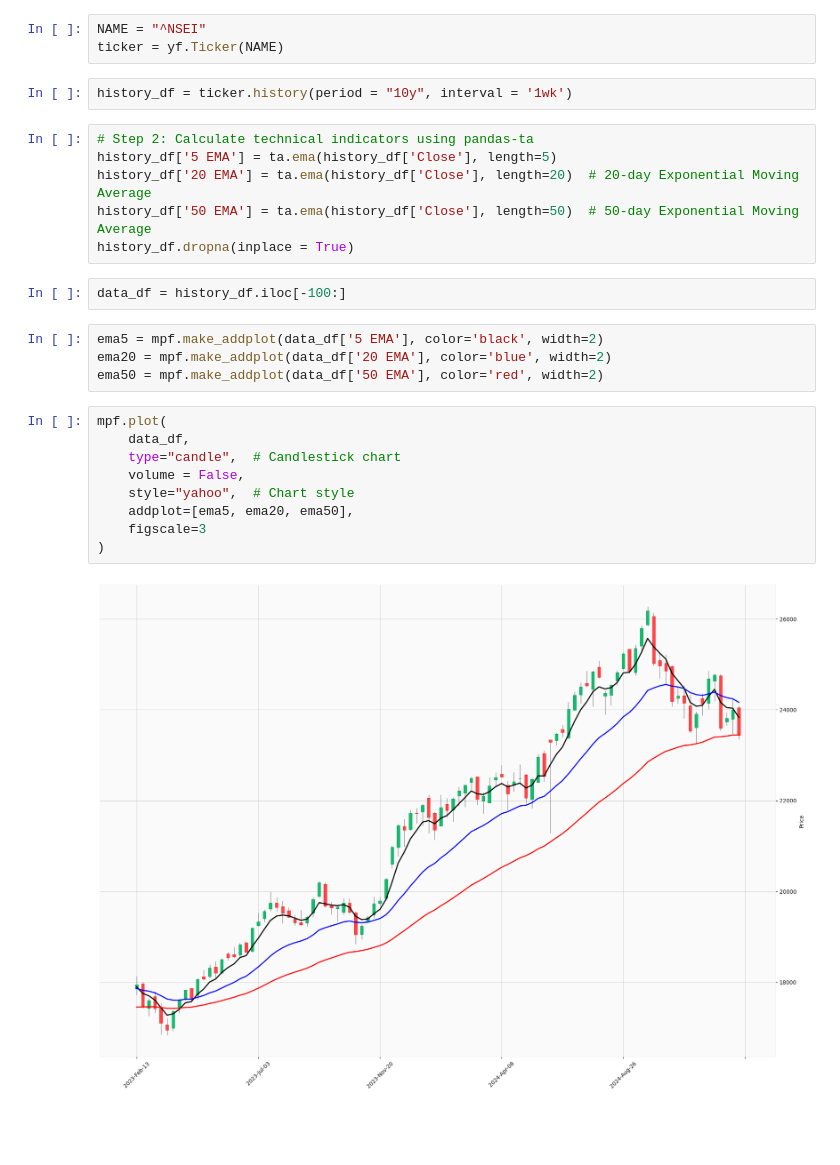
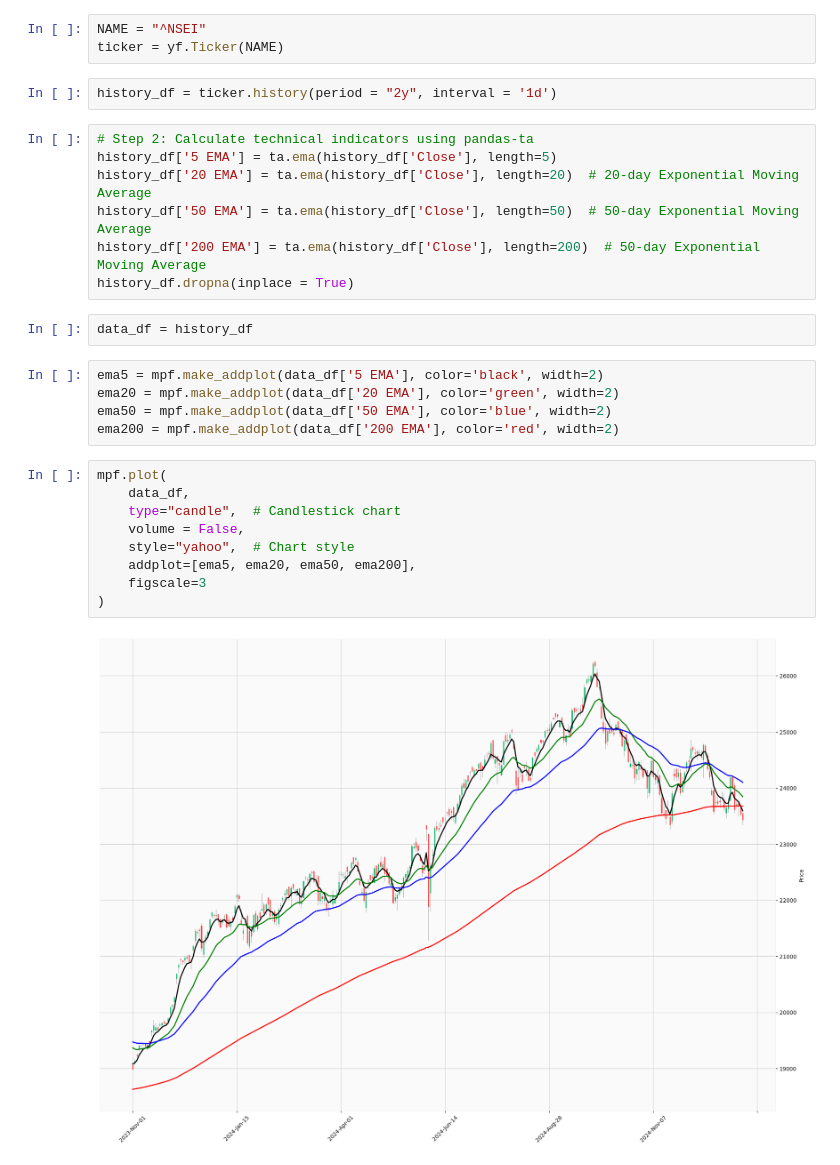
Before and after one commit to vkthakur90/AI_Applications, a Jupyter notebook: CandleStick.ipynb, the cells around one changed output. Saved outputs shown, nothing was run; the diff lists cells and outputs as text; blank space fills up the shorter version.

```diff
--- a/CandleStick.ipynb
+++ b/CandleStick.ipynb
@@ -29,27 +29,29 @@ import pandas_ta as ta
 NAME = "^NSEI"
 ticker = yf.Ticker(NAME)
 # %%
-history_df = ticker.history(period = "10y", interval = '1wk')
+history_df = ticker.history(period = "2y", interval = '1d')
 # %%
 # Step 2: Calculate technical indicators using pandas-ta
 history_df['5 EMA'] = ta.ema(history_df['Close'], length=5)
 history_df['20 EMA'] = ta.ema(history_df['Close'], length=20)  # 20-day Exponential Moving Average
 history_df['50 EMA'] = ta.ema(history_df['Close'], length=50)  # 50-day Exponential Moving Average
+history_df['200 EMA'] = ta.ema(history_df['Close'], length=200)  # 50-day Exponential Moving Average
 history_df.dropna(inplace = True)
 # %%
-data_df = history_df.iloc[-100:]
+data_df = history_df
 # %%
 ema5 = mpf.make_addplot(data_df['5 EMA'], color='black', width=2)
-ema20 = mpf.make_addplot(data_df['20 EMA'], color='blue', width=2)
-ema50 = mpf.make_addplot(data_df['50 EMA'], color='red', width=2)
+ema20 = mpf.make_addplot(data_df['20 EMA'], color='green', width=2)
+ema50 = mpf.make_addplot(data_df['50 EMA'], color='blue', width=2)
+ema200 = mpf.make_addplot(data_df['200 EMA'], color='red', width=2)
 # %%
 mpf.plot(
     data_df,
     type="candle",  # Candlestick chart
     volume = False,
     style="yahoo",  # Chart style
-    addplot=[ema5, ema20, ema50],
+    addplot=[ema5, ema20, ema50, ema200],
     figscale=3
 )
 # %% [output]
-[figure, old version]
+[figure, new version]
```
